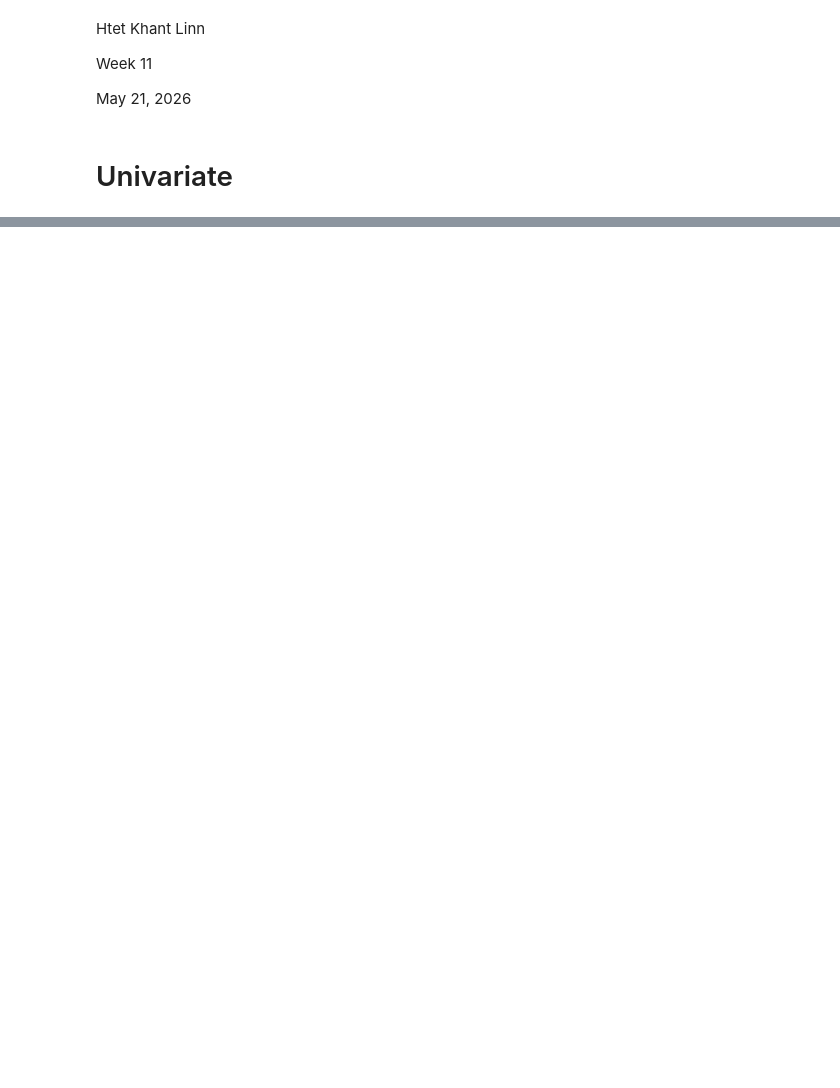
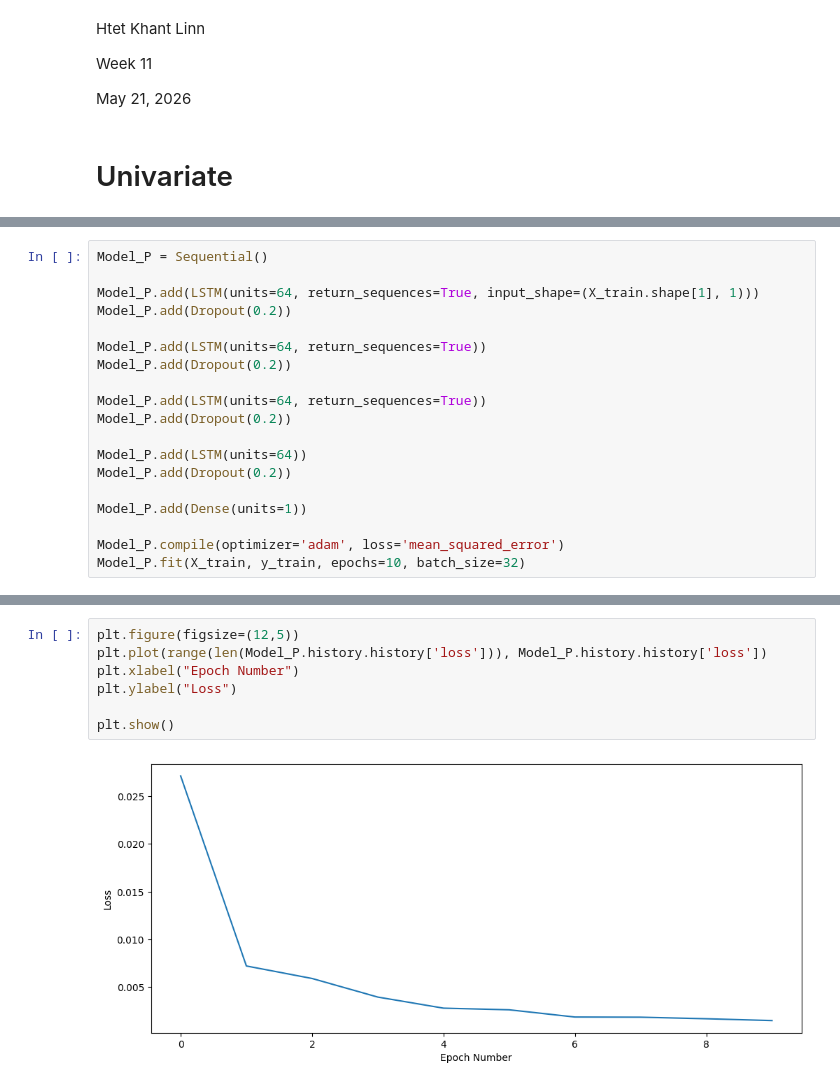
Before and after one commit to Htet-Khant-Linn/STAT_303_-Time_Series_Analysis, a Jupyter notebook: In-Class Exercise/Week_11/2026-05-21_LSTM_Univariate_Multivariate.ipynb, the cells around one changed output, grey strips where cells are left out. Drawn from its saved outputs; the diff is of its cells as text; blank space fills up the shorter version.

```diff
--- a/In-Class Exercise/Week_11/2026-05-21_LSTM_Univariate_Multivariate.ipynb
+++ b/In-Class Exercise/Week_11/2026-05-21_LSTM_Univariate_Multivariate.ipynb
@@ -56,0 +111,19 @@ window_size = 24
+# %%
+Model_P = Sequential()
+
+Model_P.add(LSTM(units=64, return_sequences=True, input_shape=(X_train.shape[1], 1)))
+Model_P.add(Dropout(0.2))
+
+Model_P.add(LSTM(units=64, return_sequences=True))
+Model_P.add(Dropout(0.2))
+
+Model_P.add(LSTM(units=64, return_sequences=True))
+Model_P.add(Dropout(0.2))
+
+Model_P.add(LSTM(units=64))
+Model_P.add(Dropout(0.2))
+
+Model_P.add(Dense(units=1))
+
+Model_P.compile(optimizer='adam', loss='mean_squared_error')
+Model_P.fit(X_train, y_train, epochs=10, batch_size=32)
@@ -56,0 +152,9 @@ window_size = 24
+# %%
+plt.figure(figsize=(12,5))
+plt.plot(range(len(Model_P.history.history['loss'])), Model_P.history.history['loss'])
+plt.xlabel("Epoch Number")
+plt.ylabel("Loss")
+
+plt.show()
+# %% [output]
+[figure, added]
```
Also changed, not shown: parts of 15 cells of this notebook.
